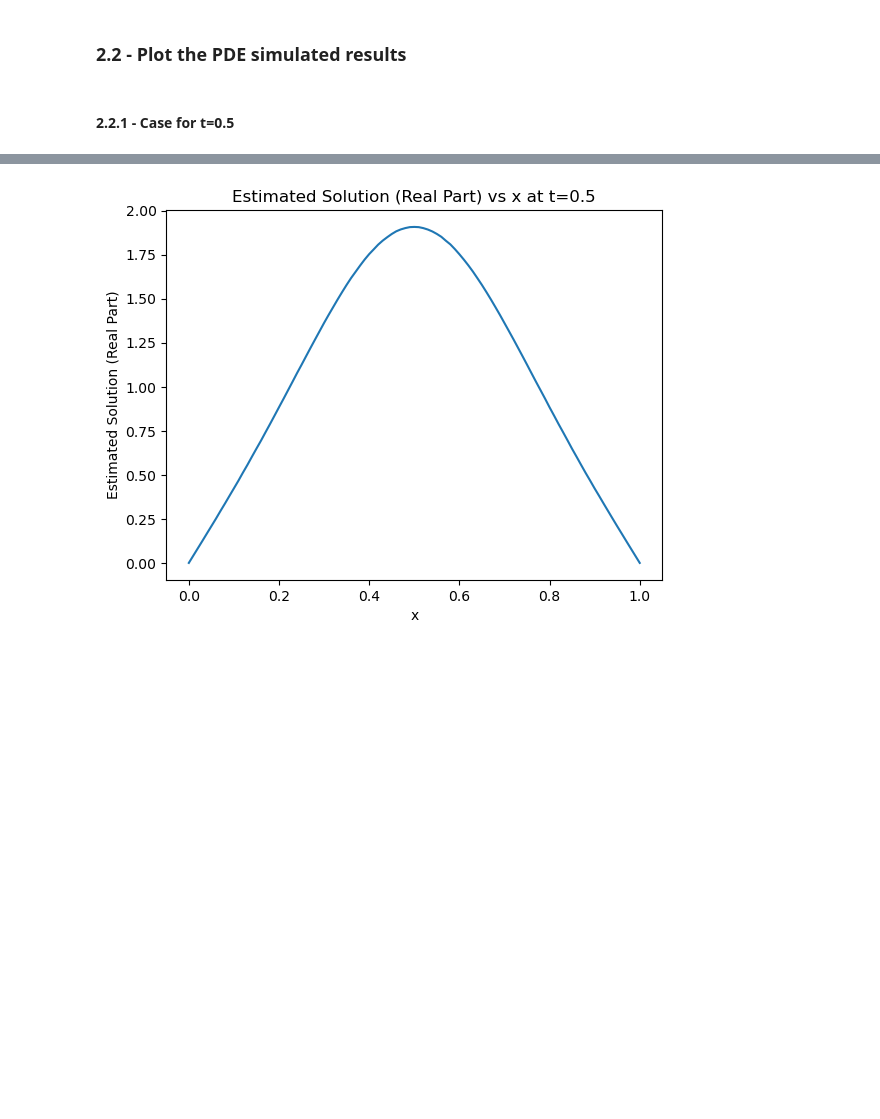
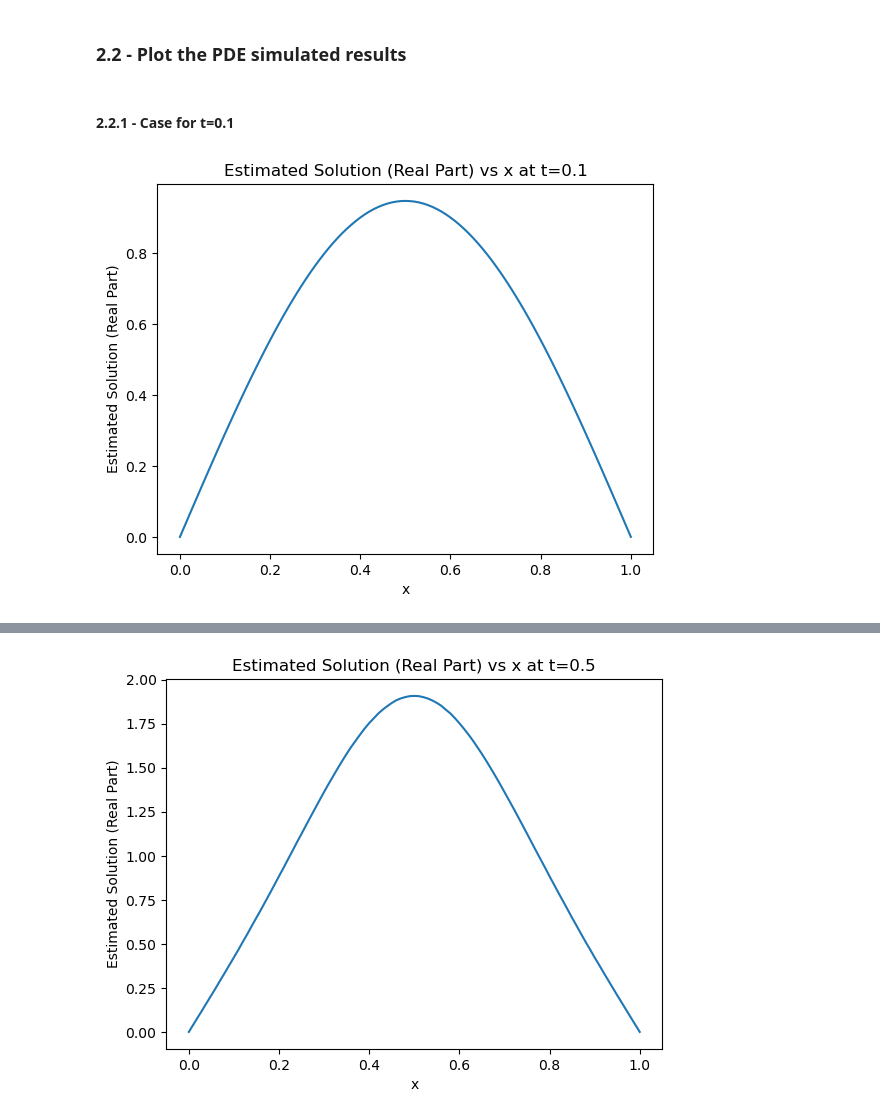
Before and after one commit to chanjuanyin/Nonlinear_Wave_simulations, a Jupyter notebook: Simulation_13/Plot_history.ipynb, the cells around one changed output, grey strips where cells are left out. Cells and saved outputs as stored; diff of their text form; code cells hidden in the pictures; blank space fills up the shorter version.

Commit message:
Editted on the plot history file for simulation 13

```diff
--- a/Simulation_13/Plot_history.ipynb
+++ b/Simulation_13/Plot_history.ipynb
@@ -55,4 +55,16 @@ for file_name in os_listdir:
 ### 2.2 - Plot the PDE simulated results
 # %% [markdown]
 <a name='2-2-1'></a>
-#### 2.2.1 - Case for t=0.5
+#### 2.2.1 - Case for t=0.1
+# %%
+data_array = np_dictionary["monte_carlo_real"].to_numpy()
+estimated_solution_vs_x = data_array[1, :].flatten()
+# To ChatGPT: The above line extracts the estimated solution at t=0.1 for all x values.
+x_values = np.linspace(0, 1, data_array.shape[1])
+plt.plot(x_values, estimated_solution_vs_x)
+plt.xlabel('x')
+plt.ylabel('Estimated Solution (Real Part)')
+plt.title('Estimated Solution (Real Part) vs x at t=0.1')
+plt.show()
+# %% [output]
+[figure, added]
```
Also changed, not shown: parts of 15 cells of this notebook.
